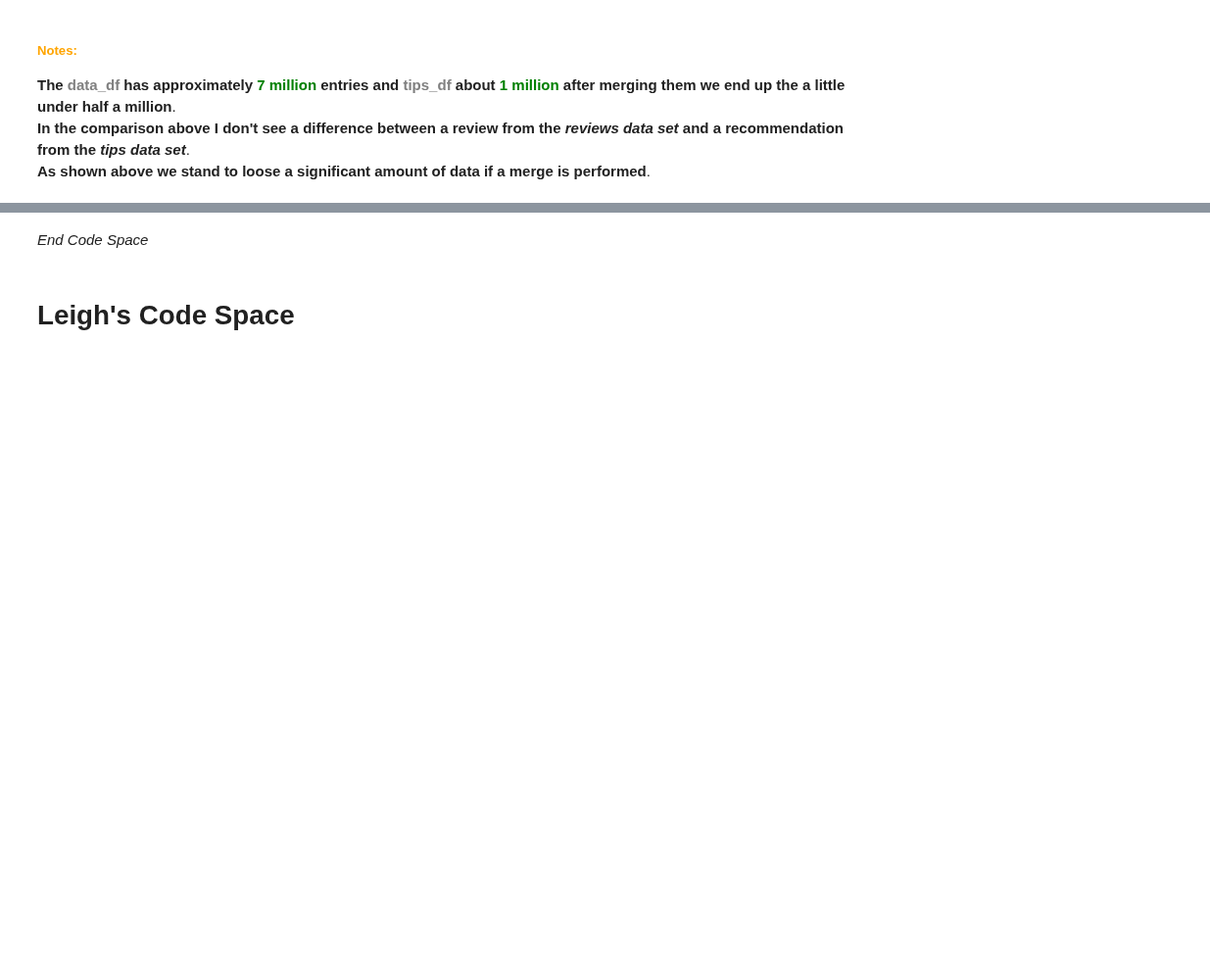
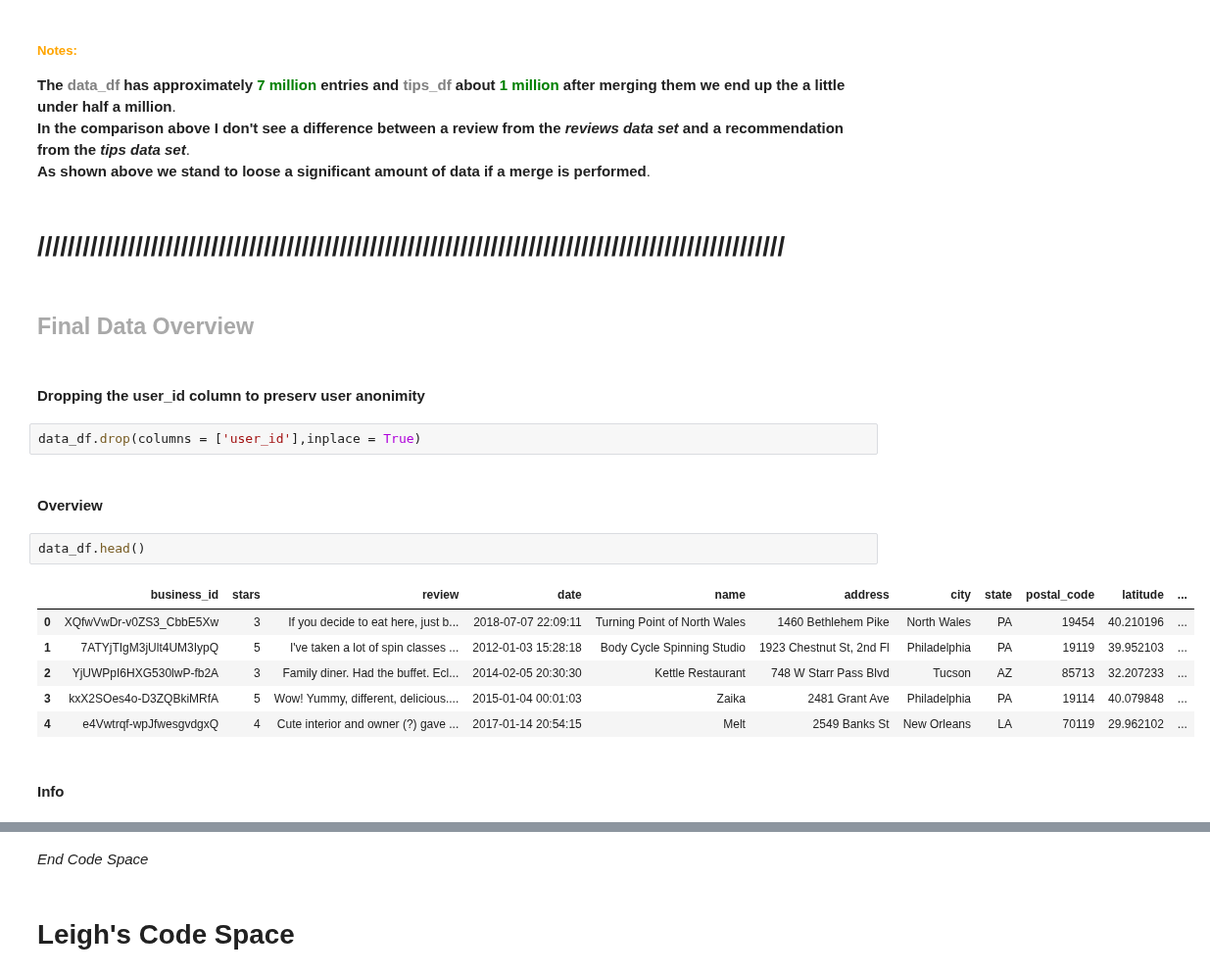
Before and after one commit to MxOdele/AI_Project_3_Group_01, a Jupyter notebook: placeholder_notebook.ipynb, the cells around one changed output, grey strips where cells are left out. Shown at 98% size. Cells and saved outputs as stored; diff of their text form; blank space fills up the shorter version.

```diff
--- a/placeholder_notebook.ipynb
+++ b/placeholder_notebook.ipynb
@@ -651,3 +622,24 @@ test_df[['review','recommendations']].head()
 **The <font color='grey'>data_df</font> has approximately <font color='green'>7 million</font> entries and <font color='grey'>tips_df</font> about <font color='green'>1 million</font> after merging them we end up the a little under half a million**.<br>
 **In the comparison above I don't see a difference between a review from the *reviews data set* and a recommendation from the *tips data set***.<br>
 **As shown above we stand to loose a significant amount of data if a merge is performed**.
+# %% [markdown]
+# ///////////////////////////////////////////////////////////////////////////////////////////////////
+# %% [markdown]
+## <font color='darkgrey'>Final Data Overview</font>
+# %% [markdown]
+#### Dropping the user_id column to preserv user anonimity
+# %%
+data_df.drop(columns = ['user_id'],inplace = True)
+# %% [markdown]
+#### Overview
+# %%
+data_df.head()
+# %% [output]
+|  | business_id | stars | review | date | name | address | city | state | postal_code | latitude | ... |
+| 0 | XQfwVwDr-v0ZS3_CbbE5Xw | 3 | If you decide to eat here, just b... | 2018-07-07 22:09:11 | Turning Point of North Wales | 1460 Bethlehem Pike | North Wales | PA | 19454 | 40.210196 | ... |
+| 1 | 7ATYjTIgM3jUlt4UM3IypQ | 5 | I've taken a lot of spin classes ... | 2012-01-03 15:28:18 | Body Cycle Spinning Studio | 1923 Chestnut St, 2nd Fl | Philadelphia | PA | 19119 | 39.952103 | ... |
+| 2 | YjUWPpI6HXG530lwP-fb2A | 3 | Family diner. Had the buffet. Ecl... | 2014-02-05 20:30:30 | Kettle Restaurant | 748 W Starr Pass Blvd | Tucson | AZ | 85713 | 32.207233 | ... |
+| 3 | kxX2SOes4o-D3ZQBkiMRfA | 5 | Wow! Yummy, different, delicious.... | 2015-01-04 00:01:03 | Zaika | 2481 Grant Ave | Philadelphia | PA | 19114 | 40.079848 | ... |
+| 4 | e4Vwtrqf-wpJfwesgvdgxQ | 4 | Cute interior and owner (?) gave ... | 2017-01-14 20:54:15 | Melt | 2549 Banks St | New Orleans | LA | 70119 | 29.962102 | ... |
+# %% [markdown]
+#### Info
```
Also changed, not shown: parts of 31 cells of this notebook.
